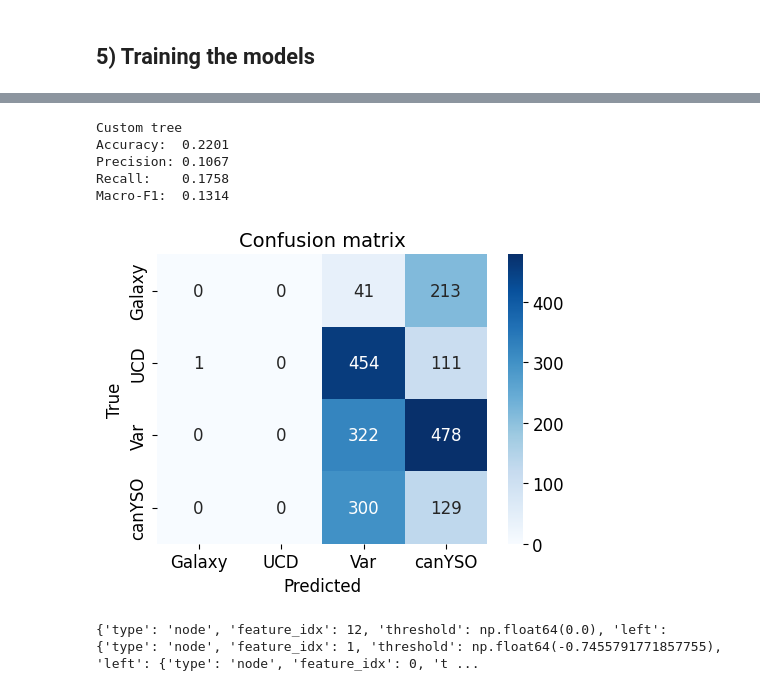
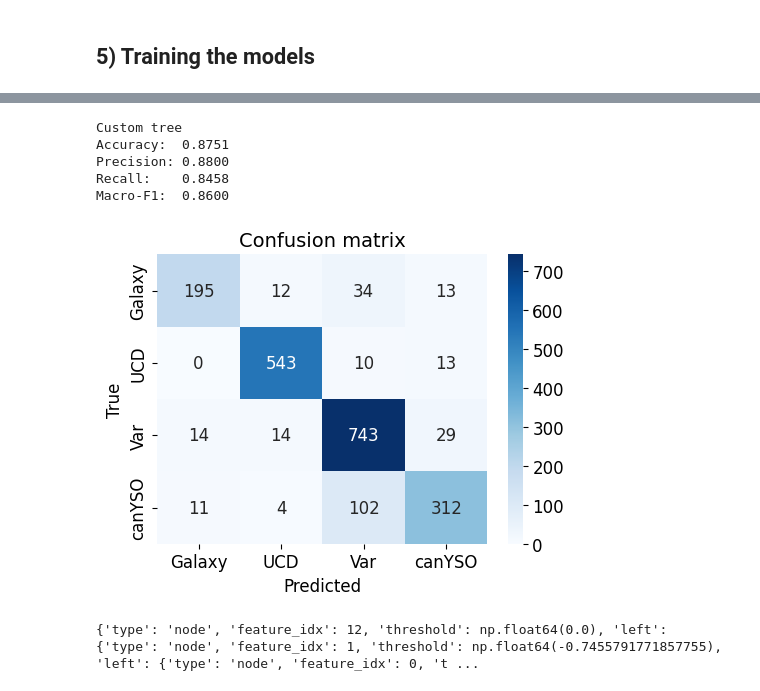
Before and after one commit to iamaleksandra/AI-in-astro-tutorial-supervised, a Jupyter notebook: classification.ipynb, the cells around one changed output, grey strips where cells are left out. Drawn from its saved outputs; the diff is of its cells as text; code cells hidden in the pictures.

```diff
--- a/classification.ipynb
+++ b/classification.ipynb
@@ -940,8 +1123,28 @@ class MyDecisionTreeClassifier:
             raise ValueError("The tree is not fitted yet. Call fit(X, y) first.")
 
         return np.array([self._predict_one(x, self.tree_) for x in X])
+
+    def print_tree(self, node=None, depth=0, feature_names=None, class_names=None):
+        if node is None:
+            node = self.tree_
+
+        indent = "  " * depth
+
+        if node["type"] == "leaf":
+            cls = node["class"]
+            cls_name = class_names[cls] if class_names is not None else cls
+            print(f"{indent}Leaf -> {cls_name}")
+            return
+
+        feat = node["feature_idx"]
+        feat_name = feature_names[feat] if feature_names is not None else f"x[{feat}]"
+        thr = node["threshold"]
+
+        print(f"{indent}if {feat_name} <= {thr:.4f}:")
+        self.print_tree(node["left"], depth + 1, feature_names, class_names)
+
+        print(f"{indent}else:  # {feat_name} > {thr:.4f}")
+        self.print_tree(node["right"], depth + 1, feature_names, class_names)
 # %%
-my_tree = MyDecisionTreeClassifier(max_depth=10, min_samples_split=10)
+my_tree = MyDecisionTreeClassifier(max_depth=5, min_samples_split=10)
 my_tree.fit(X_train_prep, y_train)
-
-y_pred = my_tree.predict(X_val_prep)
@@ -948,12 +1175,12 @@ y_pred = my_tree.predict(X_val_prep)
 # %%
-evaluate_model('Custom tree', my_tree, X_val, y_val, normalize_cm=False)
+evaluate_model('Custom tree', my_tree, X_val_prep, y_val, normalize_cm=False)
 # %% [output]
 Custom tree
-Accuracy:  0.2201
-Precision: 0.1067
-Recall:    0.1758
-Macro-F1:  0.1314
+Accuracy:  0.8751
+Precision: 0.8800
+Recall:    0.8458
+Macro-F1:  0.8600
-[figure, old version]
+[figure, new version]
 # %%
 print(my_tree.tree_)
 # %% [output]
```
Also changed, not shown: parts of 6 cells of this notebook.
